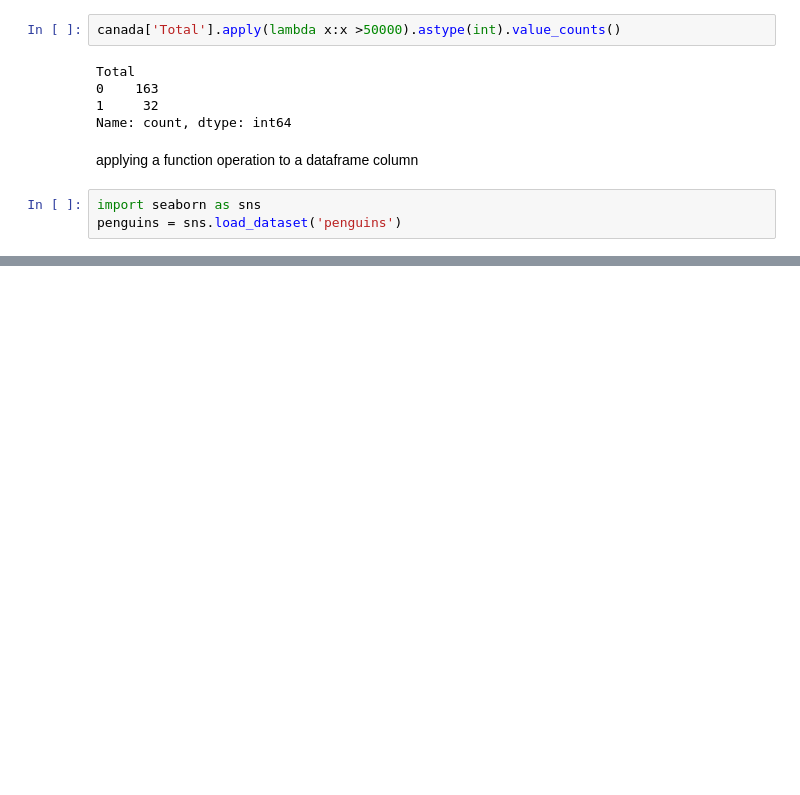
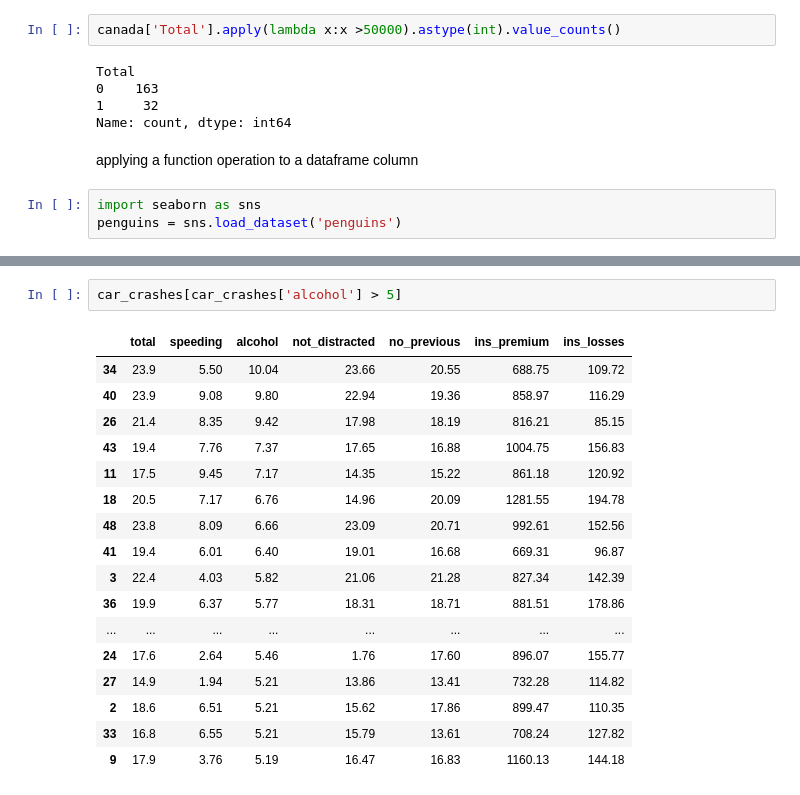
Before and after one commit to Poydd/Digipodium-DataScience, a Jupyter notebook: data analysis/data_analysis.ipynb, the cells around one changed output, grey strips where cells are left out. Saved outputs shown, nothing was run; the diff lists cells and outputs as text; blank space fills up the shorter version.

```diff
--- a/data analysis/data_analysis.ipynb
+++ b/data analysis/data_analysis.ipynb
@@ -486,0 +710,20 @@ penguins.head()
+# %%
+car_crashes[car_crashes['alcohol'] > 5]
+# %% [output]
+|  | total | speeding | alcohol | not_distracted | no_previous | ins_premium | ins_losses |
+| 34 | 23.9 | 5.50 | 10.04 | 23.66 | 20.55 | 688.75 | 109.72 |
+| 40 | 23.9 | 9.08 | 9.80 | 22.94 | 19.36 | 858.97 | 116.29 |
+| 26 | 21.4 | 8.35 | 9.42 | 17.98 | 18.19 | 816.21 | 85.15 |
+| 43 | 19.4 | 7.76 | 7.37 | 17.65 | 16.88 | 1004.75 | 156.83 |
+| 11 | 17.5 | 9.45 | 7.17 | 14.35 | 15.22 | 861.18 | 120.92 |
+| 18 | 20.5 | 7.17 | 6.76 | 14.96 | 20.09 | 1281.55 | 194.78 |
+| 48 | 23.8 | 8.09 | 6.66 | 23.09 | 20.71 | 992.61 | 152.56 |
+| 41 | 19.4 | 6.01 | 6.40 | 19.01 | 16.68 | 669.31 | 96.87 |
+| 3 | 22.4 | 4.03 | 5.82 | 21.06 | 21.28 | 827.34 | 142.39 |
+| 36 | 19.9 | 6.37 | 5.77 | 18.31 | 18.71 | 881.51 | 178.86 |
+| ... | ... | ... | ... | ... | ... | ... | ... |
+| 24 | 17.6 | 2.64 | 5.46 | 1.76 | 17.60 | 896.07 | 155.77 |
+| 27 | 14.9 | 1.94 | 5.21 | 13.86 | 13.41 | 732.28 | 114.82 |
+| 2 | 18.6 | 6.51 | 5.21 | 15.62 | 17.86 | 899.47 | 110.35 |
+| 33 | 16.8 | 6.55 | 5.21 | 15.79 | 13.61 | 708.24 | 127.82 |
+| 9 | 17.9 | 3.76 | 5.19 | 16.47 | 16.83 | 1160.13 | 144.18 |
```
Also changed, not shown: parts of 26 cells of this notebook, 2 other files.
